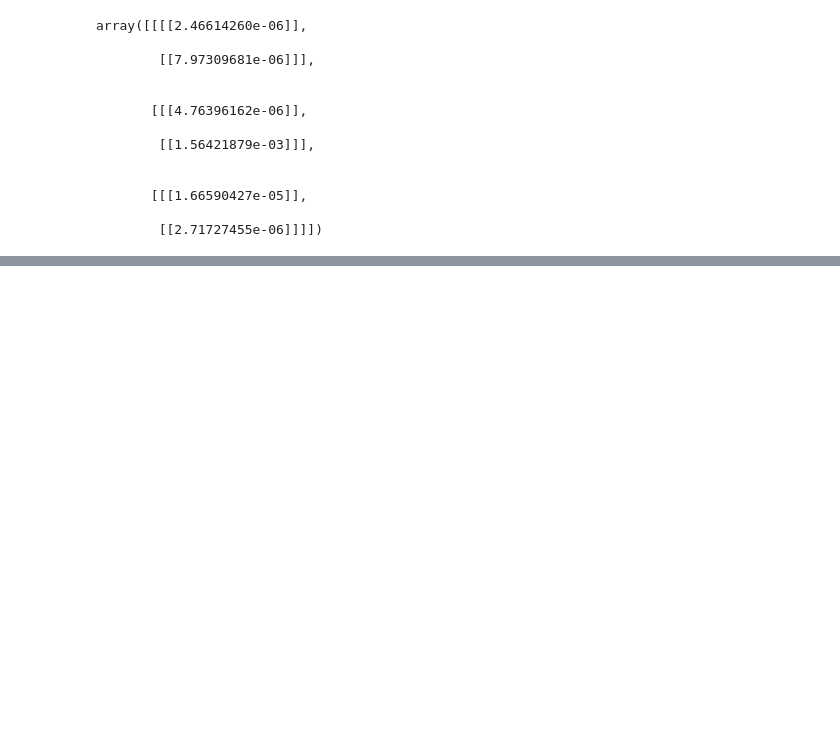
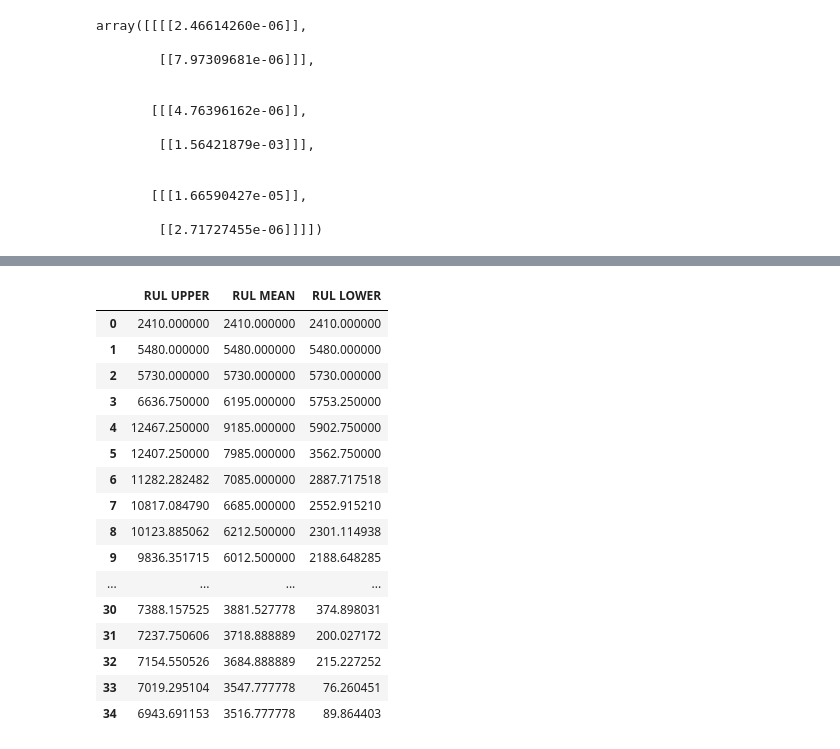
Before and after one commit to yasirabd/gmmhmm-bearing, a Jupyter notebook: GMMHMM HMMLEARN NASA.ipynb, the cells around one changed output, grey strips where cells are left out. Saved outputs shown, nothing was run; the diff lists cells and outputs as text; code cells hidden in the pictures; blank space fills up the shorter version.

Commit message:
calculate RUL with function

```diff
--- a/GMMHMM HMMLEARN NASA.ipynb
+++ b/GMMHMM HMMLEARN NASA.ipynb
@@ -367,0 +521,42 @@ mean_duration
+# %%
+# calculate RUL
+time_state = {0: [], 1: [], 2: []}
+state_rul = []
+
+previous = None
+start_time = 0
+for time_x, state_y in zip(x, y):
+    if previous is None:
+        previous = state_y
+        start_time = time_x
+
+    if previous != state_y:
+        time_state[previous].append((start_time, time_x))
+        start_time = time_x
+        rul_upper, rul_mean, rul_lower = rul(time_state, 0.95)
+        state_rul.append((rul_upper, rul_mean, rul_lower))
+
+    previous = state_y
+# %%
+df_rul = pd.DataFrame(data={'RUL UPPER': [], 'RUL MEAN': [], 'RUL LOWER': []})
+for data in state_rul:
+    df_rul = df_rul.append({'RUL UPPER': data[0], 'RUL MEAN': data[1], 'RUL LOWER': data[2]}, ignore_index=True)
+df_rul
+# %% [output]
+|  | RUL UPPER | RUL MEAN | RUL LOWER |
+| 0 | 2410.000000 | 2410.000000 | 2410.000000 |
+| 1 | 5480.000000 | 5480.000000 | 5480.000000 |
+| 2 | 5730.000000 | 5730.000000 | 5730.000000 |
+| 3 | 6636.750000 | 6195.000000 | 5753.250000 |
+| 4 | 12467.250000 | 9185.000000 | 5902.750000 |
+| 5 | 12407.250000 | 7985.000000 | 3562.750000 |
+| 6 | 11282.282482 | 7085.000000 | 2887.717518 |
+| 7 | 10817.084790 | 6685.000000 | 2552.915210 |
+| 8 | 10123.885062 | 6212.500000 | 2301.114938 |
+| 9 | 9836.351715 | 6012.500000 | 2188.648285 |
+| ... | ... | ... | ... |
+| 30 | 7388.157525 | 3881.527778 | 374.898031 |
+| 31 | 7237.750606 | 3718.888889 | 200.027172 |
+| 32 | 7154.550526 | 3684.888889 | 215.227252 |
+| 33 | 7019.295104 | 3547.777778 | 76.260451 |
+| 34 | 6943.691153 | 3516.777778 | 89.864403 |
```
Also changed, not shown: parts of 35 cells of this notebook, 1 other file.
